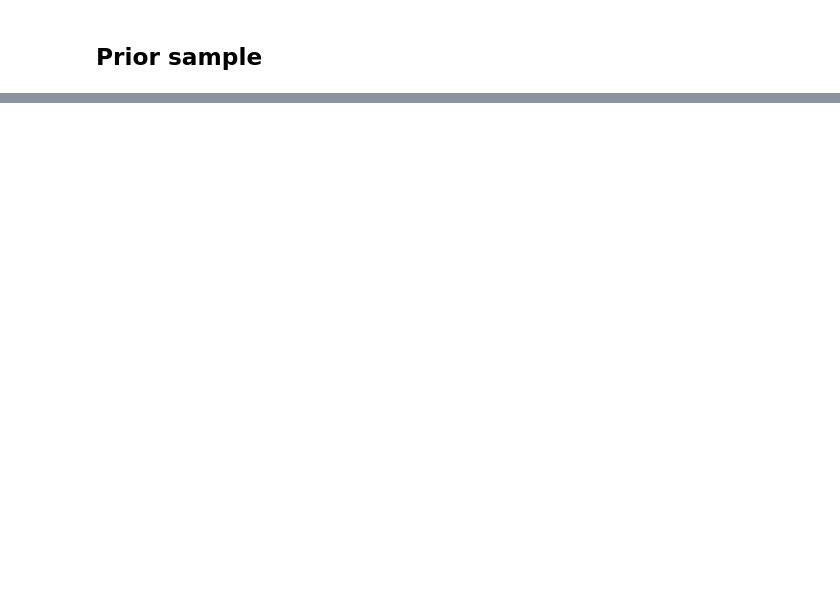
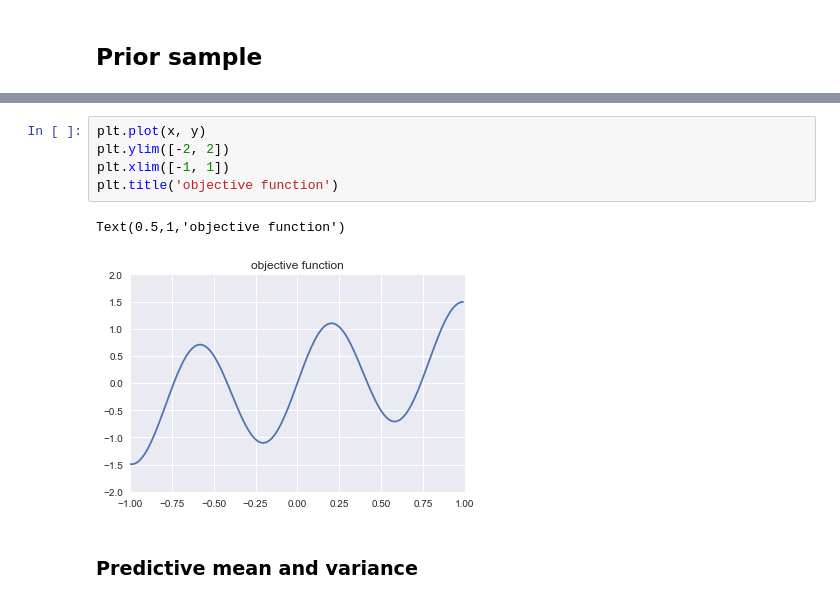
Before and after one commit to s-iwazaki/gp-regression, a Jupyter notebook: notebook/experiment_gp.ipynb, the cells around one changed output, grey strips where cells are left out. Saved outputs shown, nothing was run; the diff lists cells and outputs as text; blank space fills up the shorter version.

```diff
--- a/notebook/experiment_gp.ipynb
+++ b/notebook/experiment_gp.ipynb
@@ -48,3 +75,13 @@ plt.show()
+# %%
+plt.plot(x, y)
+plt.ylim([-2, 2])
+plt.xlim([-1, 1])
+plt.title('objective function')
+# %% [output]
+Text(0.5,1,'objective function')
+[figure, added]
+# %% [markdown]
+### Predictive mean and variance
 # %%
 pmean_rbf, pvar_rbf = gp_rbf.predict(x[:, np.newaxis])
 pmean_matern32, pvar_matern32 = gp_matern32.predict(x[:, np.newaxis])
```
Also changed, not shown: parts of 7 cells of this notebook, 7 other files.
